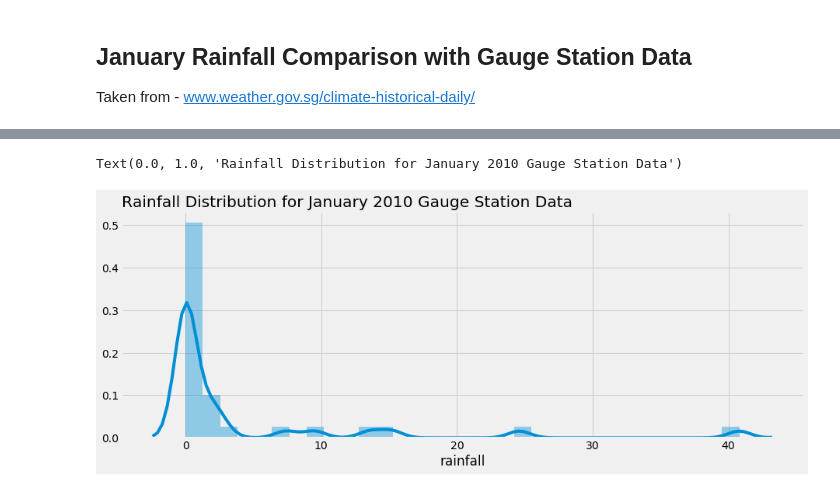
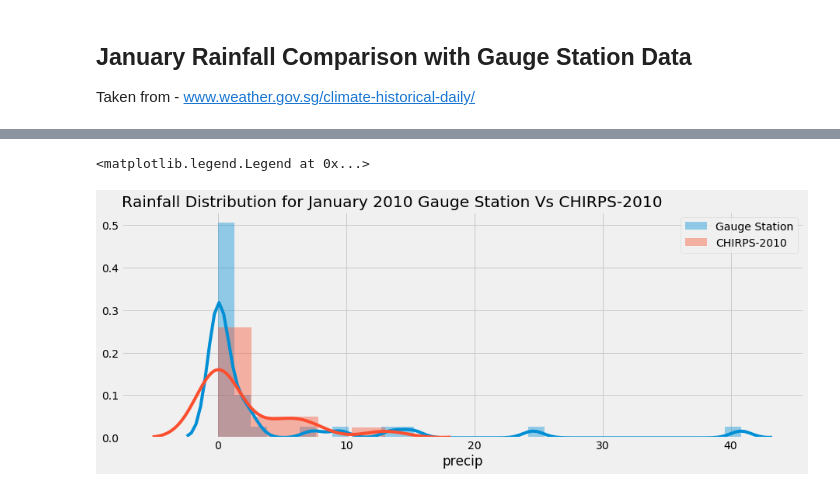
Before and after one commit to dsaharia/PRAT-Rainfall, a Jupyter notebook: imager-rainfall/Singapore.ipynb, the cells around one changed output, grey strips where cells are left out. Cells and saved outputs as stored; diff of their text form; code cells hidden in the pictures.

Commit message:
KDE plotted along with plot for monthly mean data

```diff
--- a/imager-rainfall/Singapore.ipynb
+++ b/imager-rainfall/Singapore.ipynb
@@ -14,7 +14,7 @@ plt.rcParams["figure.figsize"] = (14,5) # For Increasing Size of graph
 # %%
 # Dataframe for IMAGER data
 rainfall_df = pd.read_csv("data/imagerdata.csv", header=None, names=["day", "hour", "minute", "rainfall_rate"])
-# precip_dataset = xr.open_dataset('data/chirps-2010.nc') # open the dataset using xarray
+precip_dataset = xr.open_dataset('data/chirps-2010.nc') # open the dataset using xarray
 # # Gauge Station Data
 jan_gauge_df = pd.read_csv('data/gauge_data.csv', encoding= 'unicode_escape', header=0, usecols=[1,2,3,4], names=['year', 'month', 'day', 'rainfall'])
 # %% [markdown]
@@ -25,7 +25,7 @@ jan_gauge_df['date']=pd.to_datetime(jan_gauge_df['day'], unit='D', origin=pd.Tim
 ### Parsing the CHIRPS dataset for JANUARY 2010
 # %%
 # Dataframe for CHIRPS Dataset
-# precip_df = precip_dataset['precip'].sel(time=slice('2010-01-01T00:0','2010-01-31T00:0'), longitude=103.67499, latitude=1.324997).to_dataframe()
+precip_df = precip_dataset['precip'].sel(time=slice('2010-01-01T00:0','2010-01-31T00:0'), longitude=103.67499, latitude=1.324997).to_dataframe()
 # %% [markdown]
 ### Parsing the IMAGER dataset
 # %%
@@ -127,6 +100,9 @@ nan
 # %%
-sns.distplot(jan_gauge_df['rainfall'], hist=True, kde=True)
-plt.title('Rainfall Distribution for January 2010 Gauge Station Data', loc='left')
+sns.distplot(jan_gauge_df['rainfall'], hist=True, kde=True, label='Gauge Station')
+sns.distplot(precip_df['precip'], hist=True, kde=True, label='CHIRPS-2010')
+# sns.distplot(sampled_df[sampled_df.index.month == 1]['rainfall_rate'], label='IMAGER')
+plt.title('Rainfall Distribution for January 2010 Gauge Station Vs CHIRPS-2010', loc='left')
+plt.legend()
 # %% [output]
-Text(0.0, 1.0, 'Rainfall Distribution for January 2010 Gauge Station Data')
+<matplotlib.legend.Legend at 0x...>
-[figure, old version]
+[figure, new version]
```
Also changed, not shown: parts of 6 cells of this notebook.
